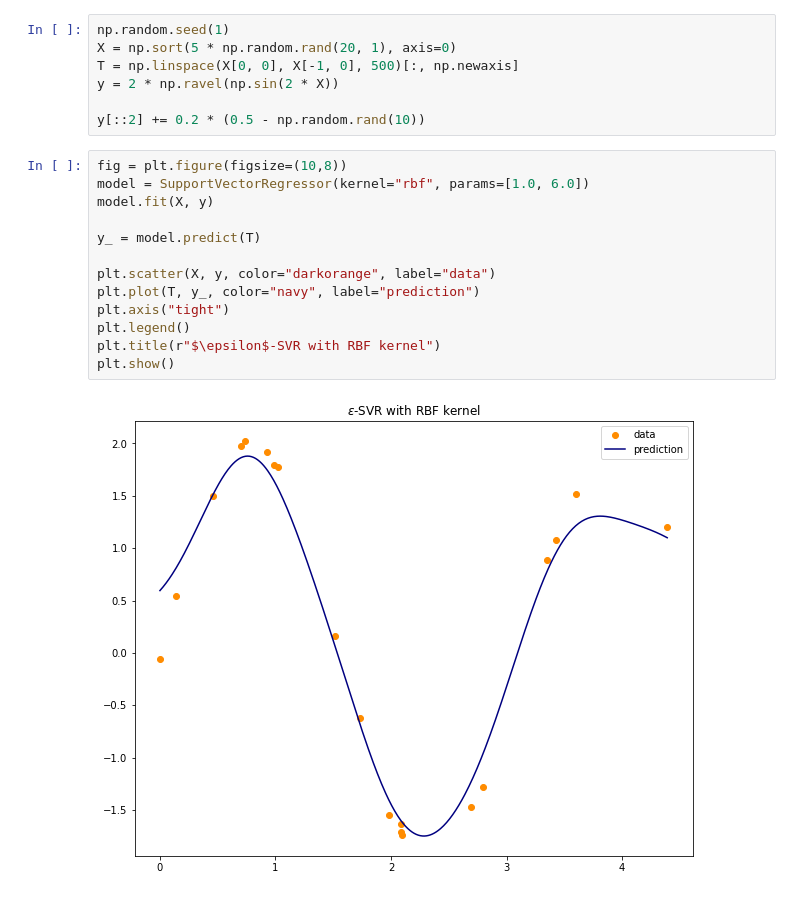
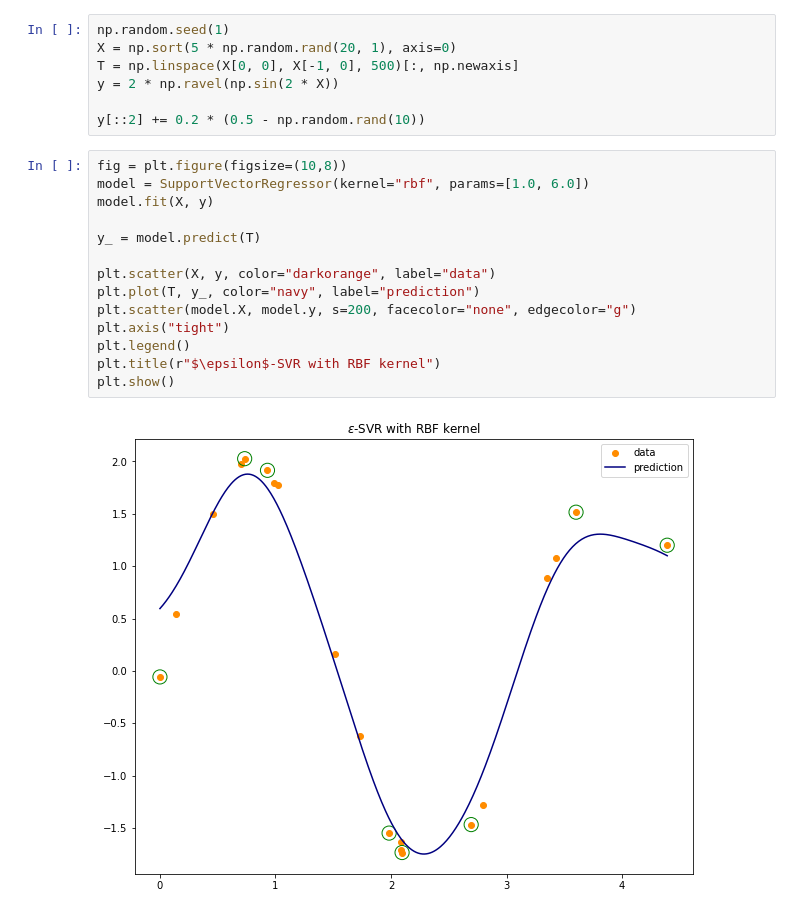
Before and after one commit to gittasche/ML-handmade, a Jupyter notebook: examples/svm.ipynb, the cells around one changed output. Saved outputs shown, nothing was run; the diff lists cells and outputs as text.

```diff
--- a/examples/svm.ipynb
+++ b/examples/svm.ipynb
@@ -94,15 +94,16 @@ y[::2] += 0.2 * (0.5 - np.random.rand(10))
 # %%
 fig = plt.figure(figsize=(10,8))
 model = SupportVectorRegressor(kernel="rbf", params=[1.0, 6.0])
 model.fit(X, y)
 
 y_ = model.predict(T)
 
 plt.scatter(X, y, color="darkorange", label="data")
 plt.plot(T, y_, color="navy", label="prediction")
+plt.scatter(model.X, model.y, s=200, facecolor="none", edgecolor="g")
 plt.axis("tight")
 plt.legend()
 plt.title(r"$\epsilon$-SVR with RBF kernel")
 plt.show()
 # %% [output]
-[figure, old version]
+[figure, new version]
```
Also changed, not shown: parts of 4 cells of this notebook, 7 other files.
